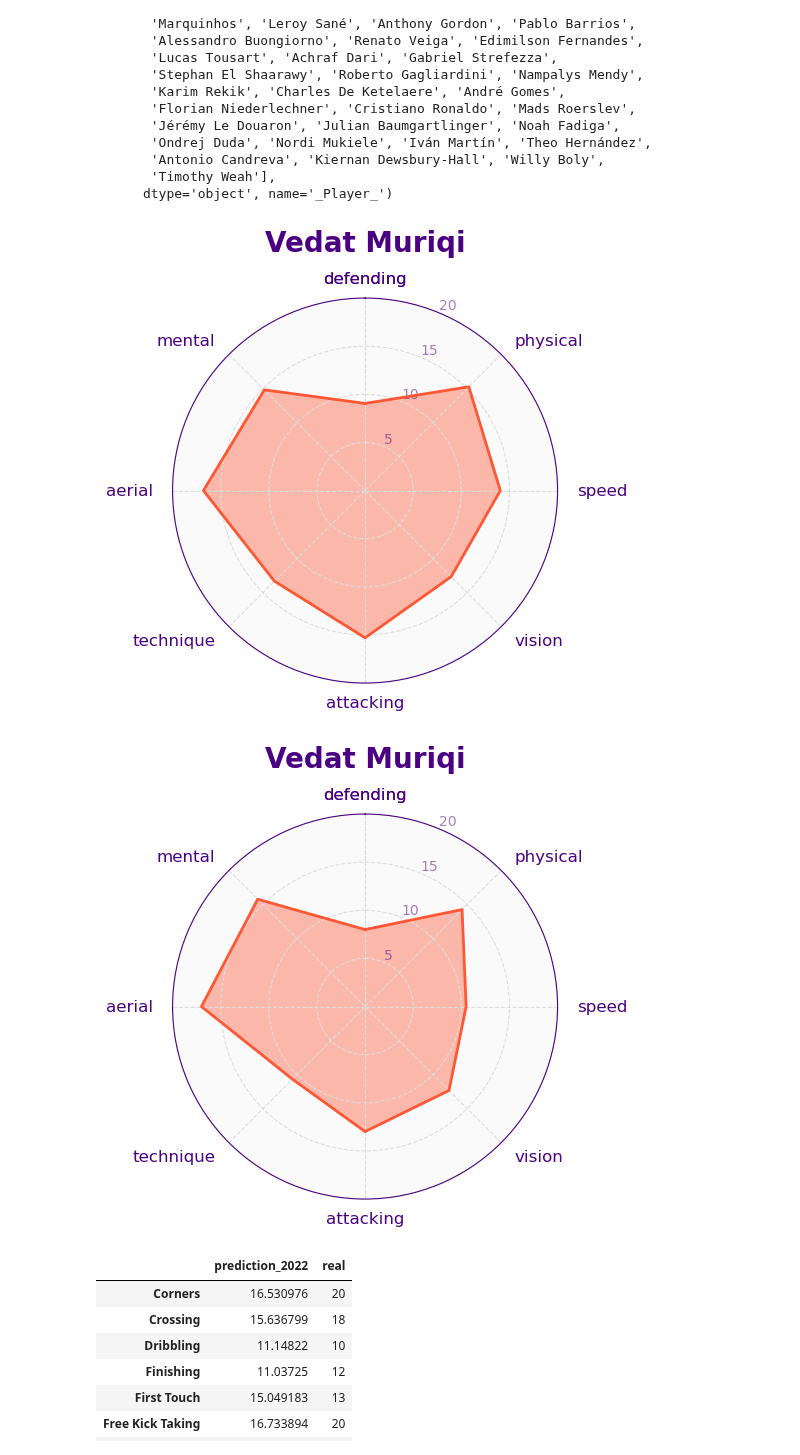
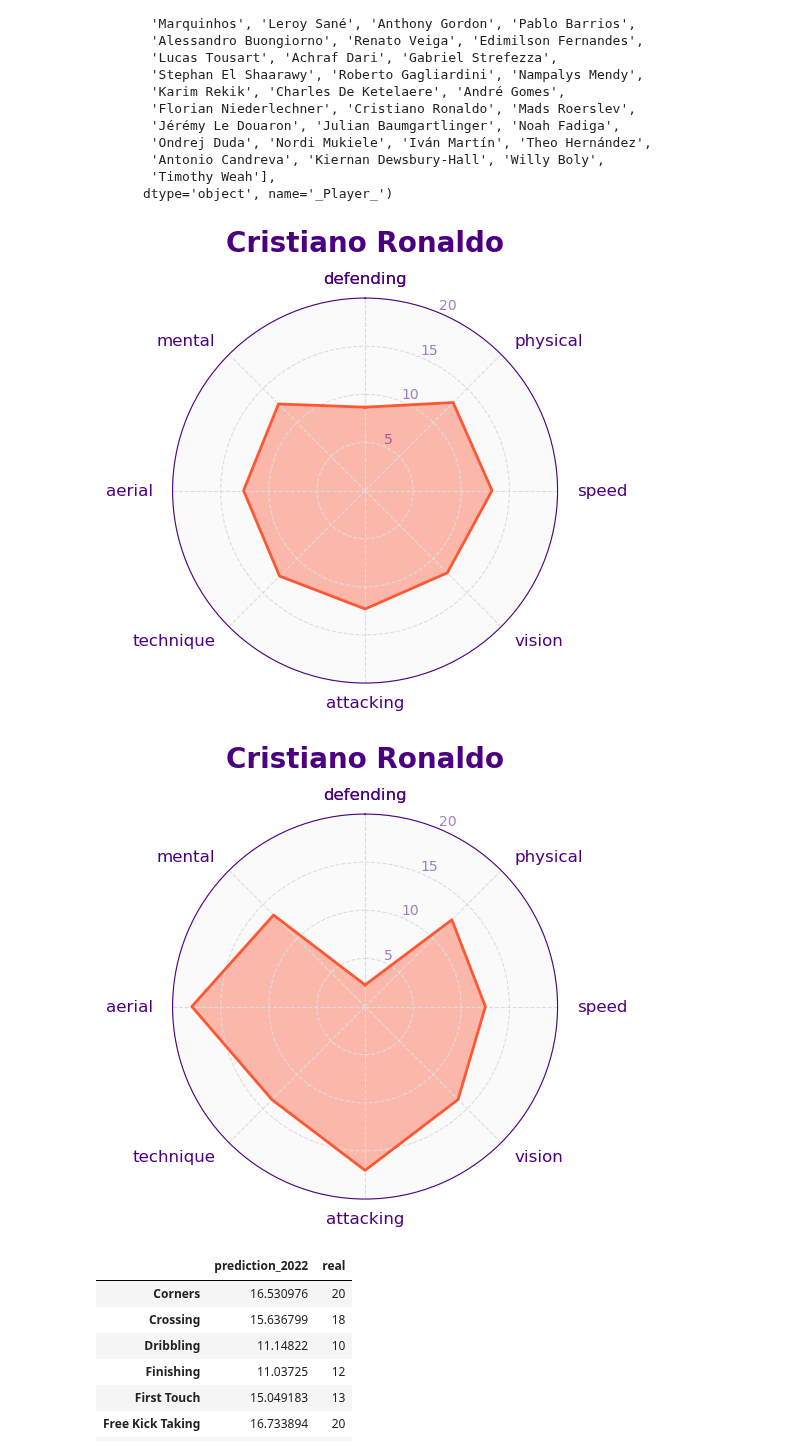
Before and after one commit to alibekk93/FM_skills_prediction, a Jupyter notebook: notebooks/04_MVPs.ipynb, the cells around one changed output. Drawn from its saved outputs; the diff is of its cells as text; code cells hidden in the pictures.

Commit message:
more playing around on the playgound. Aparently Cristiano Ronaldo is pretty average. I think my model works! XD

```diff
--- a/notebooks/04_MVPs.ipynb
+++ b/notebooks/04_MVPs.ipynb
@@ -263,30 +263,30 @@ Index(['David Alaba', 'Harvey Elliott', 'Raúl Guti', 'Cenk Özkacar',
        'Timothy Weah'],
       dtype='object', name='_Player_')
 # %%
-test_name = 'Vedat Muriqi'
+test_name = 'Cristiano Ronaldo'
 
 model = mlp
 
 predictions_2022 = model.predict(playground_X_2022.loc[[test_name]].values)
 predictions_2022 = pd.Series(predictions_2022[0], index=FM_columns)
 predictions_2022['_Player_'] = test_name
 predictions_2022_graph = calculate_skill_nodes(predictions_2022)
 plot_fm_radar(predictions_2022_graph, gk=False)
 
 # predictions_2023 = model.predict(playground_X_2023.loc[[test_name]].values)
 # predictions_2023 = pd.Series(predictions_2023[0], index=FM_columns[2:])
 # predictions_2023['Name'] = test_name
 # predictions_2023_graph = calculate_skill_nodes(predictions_2023)
 # plot_fm_radar(predictions_2023_graph, gk=False)
 
 real = playground_y.loc[[test_name]].values
 real = pd.Series(real[0], index=FM_columns)
 real['_Player_'] = test_name
 real_graph = calculate_skill_nodes(real)
 plot_fm_radar(real_graph, gk=False)
 # %% [output]
-[figure, old version]
+[figure, new version]
-[figure, old version]
+[figure, new version]
 # %%
 skills_df = pd.DataFrame({'prediction_2022':predictions_2022,
                         #   'prediction_2023':predictions_2023,
```
Also changed, not shown: parts of 1 cell of this notebook.
